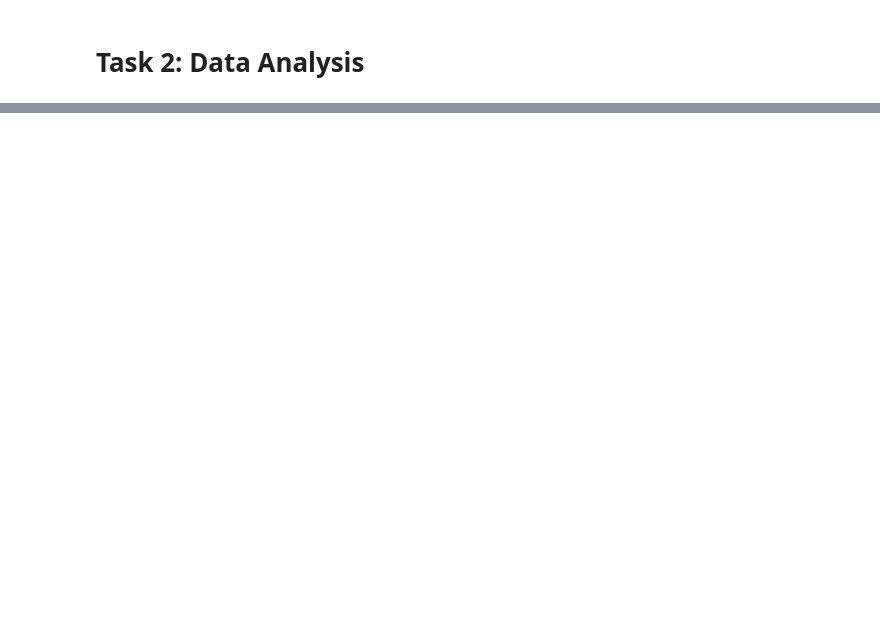
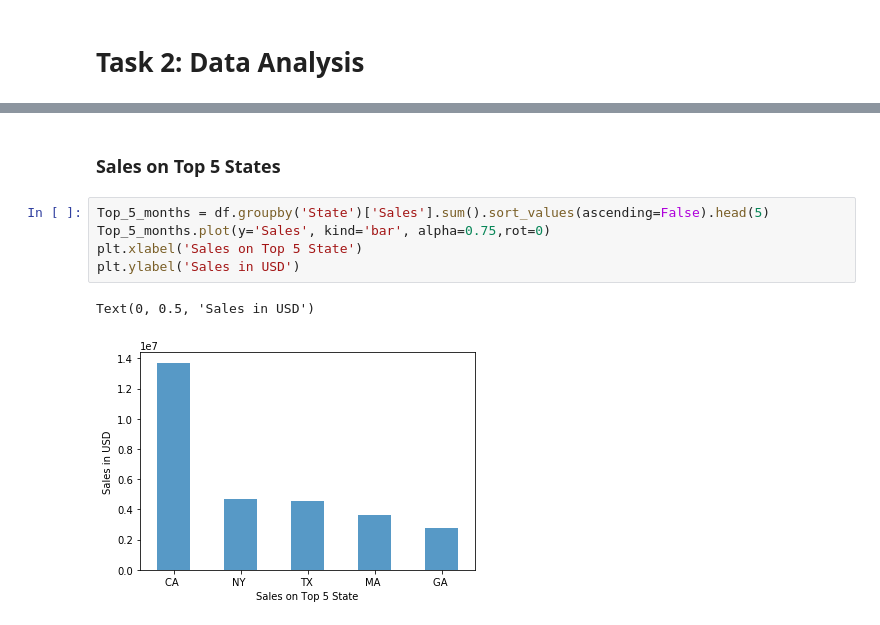
Before and after one commit to Dhiranjan/SalesDataAnalysis, a Jupyter notebook: Sales Data Analysis.ipynb, the cells around one changed output, grey strips where cells are left out. Saved outputs shown, nothing was run; the diff lists cells and outputs as text; blank space fills up the shorter version.

```diff
--- a/Sales Data Analysis.ipynb
+++ b/Sales Data Analysis.ipynb
@@ -174,0 +212,10 @@ bar(sales.index, sales.values, 'Products Name', '','Total Sales')
+# %% [markdown]
+### Sales on Top 5 States
+# %%
+Top_5_months = df.groupby('State')['Sales'].sum().sort_values(ascending=False).head(5)
+Top_5_months.plot(y='Sales', kind='bar', alpha=0.75,rot=0)
+plt.xlabel('Sales on Top 5 State')
+plt.ylabel('Sales in USD')
+# %% [output]
+Text(0, 0.5, 'Sales in USD')
+[figure, added]
```
Also changed, not shown: parts of 13 cells of this notebook.
